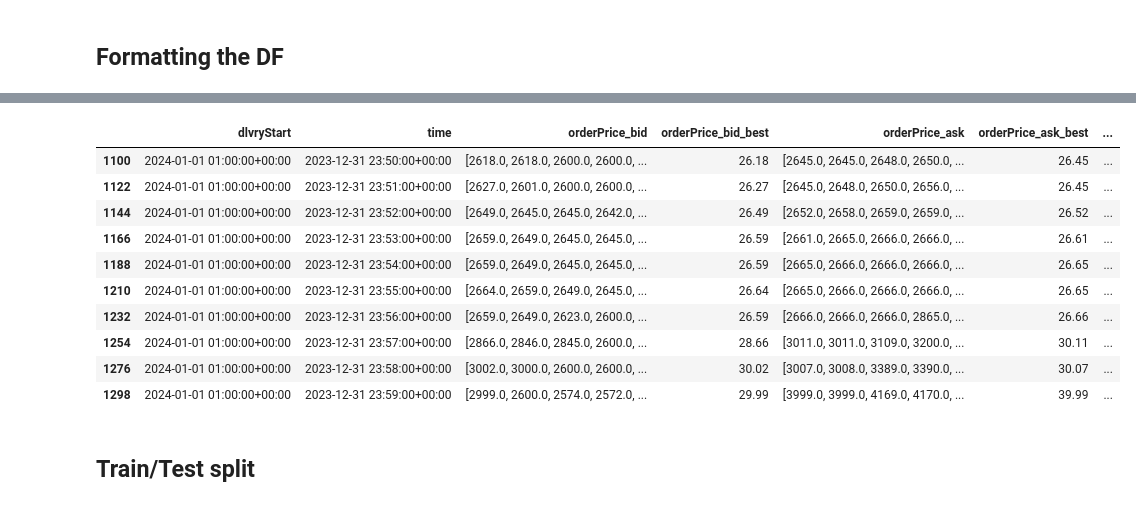
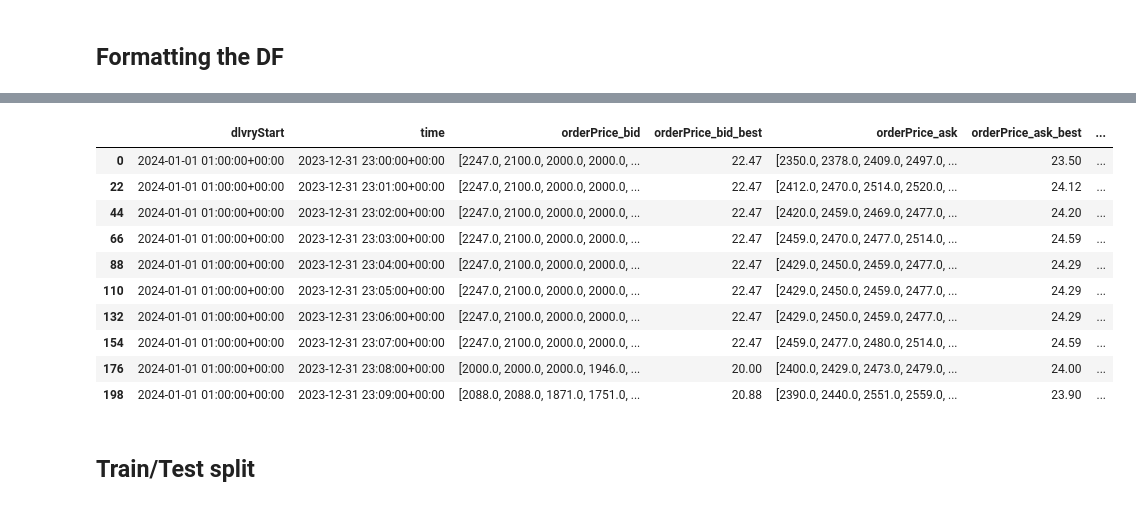
Before and after one commit to axelandreassen/Forecasting-ID-prices, a Jupyter notebook: DataPrep.ipynb, the cells around one changed output, grey strips where cells are left out. Cells and saved outputs as stored; diff of their text form; code cells hidden in the pictures.

```diff
--- a/DataPrep.ipynb
+++ b/DataPrep.ipynb
@@ -345,6 +345,11 @@ def findBestFarPrice(df):
         df.loc[group.index, 'best_far_ask'] = best_far_ask
 
     return df
+
+# Create a column that shows time until delivery in minutes. Might capture something
+def createTimeUntilDeliveryCol(df):
+    df['minutesFromDelivery'] = (df['dlvryStart'] - df['time']).dt.total_seconds() / 60 # Both are datetime objects
+    return df
 # %%
 #df = setIndex(df) # Maybe not needed
 #df = dropColumns(df) # Maybe better to just exclude in the FEATURES
@@ -356,6 +370,7 @@ def findBestFarPrice(df):
 #df = fixPriceVolumeMagnitude(df) # Divde prices by 100 and quantities by 1000 to get euro/MWh and MWh
 #df = changeName(df) # Changes the name of columns for better readibility
 #df = findBestFarPrice(df) # Finds the best price from market opening until six hours before delivery
-#df = findFutureBestOffers(df)
+#df = findFutureBestOffers(df) # Finds the best best price that appears later in the orderbook for the same delivery hour
 #df.to_parquet('Data/formatted_orderbook.parquet')
 #df = pd.read_parquet('Data/formatted_orderbook.parquet')
+df = createTimeUntilDeliveryCol(df)
@@ -362,17 +405,17 @@ def findBestFarPrice(df):
 # %%
-df[df['dlvryStart'] == '2024-01-01 01:00:00+00:00'][['dlvryStart', 'time', 'orderPrice_bid', 'orderPrice_bid_best', 'orderPrice_ask', 'orderPrice_ask_best', 'best_far_bid', 'best_far_ask', 'future_best_bid', 'future_best_ask', 'better_bid_later', 'better_ask_later']].iloc[50:70]
+df[df['dlvryStart'] == '2024-01-01 01:00:00+00:00'][['dlvryStart', 'time', 'orderPrice_bid', 'orderPrice_bid_best', 'orderPrice_ask', 'orderPrice_ask_best', 'best_far_bid', 'best_far_ask', 'future_best_bid', 'future_best_ask', 'better_bid_later', 'better_ask_later']].iloc[0:10]
 # %% [output]
 |  | dlvryStart | time | orderPrice_bid | orderPrice_bid_best | orderPrice_ask | orderPrice_ask_best | ... |
-| 1100 | 2024-01-01 01:00:00+00:00 | 2023-12-31 23:50:00+00:00 | [2618.0, 2618.0, 2600.0, 2600.0, ... | 26.18 | [2645.0, 2645.0, 2648.0, 2650.0, ... | 26.45 | ... |
-| 1122 | 2024-01-01 01:00:00+00:00 | 2023-12-31 23:51:00+00:00 | [2627.0, 2601.0, 2600.0, 2600.0, ... | 26.27 | [2645.0, 2648.0, 2650.0, 2656.0, ... | 26.45 | ... |
-| 1144 | 2024-01-01 01:00:00+00:00 | 2023-12-31 23:52:00+00:00 | [2649.0, 2645.0, 2645.0, 2642.0, ... | 26.49 | [2652.0, 2658.0, 2659.0, 2659.0, ... | 26.52 | ... |
-| 1166 | 2024-01-01 01:00:00+00:00 | 2023-12-31 23:53:00+00:00 | [2659.0, 2649.0, 2645.0, 2645.0, ... | 26.59 | [2661.0, 2665.0, 2666.0, 2666.0, ... | 26.61 | ... |
-| 1188 | 2024-01-01 01:00:00+00:00 | 2023-12-31 23:54:00+00:00 | [2659.0, 2649.0, 2645.0, 2645.0, ... | 26.59 | [2665.0, 2666.0, 2666.0, 2666.0, ... | 26.65 | ... |
-| 1210 | 2024-01-01 01:00:00+00:00 | 2023-12-31 23:55:00+00:00 | [2664.0, 2659.0, 2649.0, 2645.0, ... | 26.64 | [2665.0, 2666.0, 2666.0, 2666.0, ... | 26.65 | ... |
-| 1232 | 2024-01-01 01:00:00+00:00 | 2023-12-31 23:56:00+00:00 | [2659.0, 2649.0, 2623.0, 2600.0, ... | 26.59 | [2666.0, 2666.0, 2666.0, 2865.0, ... | 26.66 | ... |
-| 1254 | 2024-01-01 01:00:00+00:00 | 2023-12-31 23:57:00+00:00 | [2866.0, 2846.0, 2845.0, 2600.0, ... | 28.66 | [3011.0, 3011.0, 3109.0, 3200.0, ... | 30.11 | ... |
-| 1276 | 2024-01-01 01:00:00+00:00 | 2023-12-31 23:58:00+00:00 | [3002.0, 3000.0, 2600.0, 2600.0, ... | 30.02 | [3007.0, 3008.0, 3389.0, 3390.0, ... | 30.07 | ... |
-| 1298 | 2024-01-01 01:00:00+00:00 | 2023-12-31 23:59:00+00:00 | [2999.0, 2600.0, 2574.0, 2572.0, ... | 29.99 | [3999.0, 3999.0, 4169.0, 4170.0, ... | 39.99 | ... |
+| 0 | 2024-01-01 01:00:00+00:00 | 2023-12-31 23:00:00+00:00 | [2247.0, 2100.0, 2000.0, 2000.0, ... | 22.47 | [2350.0, 2378.0, 2409.0, 2497.0, ... | 23.50 | ... |
+| 22 | 2024-01-01 01:00:00+00:00 | 2023-12-31 23:01:00+00:00 | [2247.0, 2100.0, 2000.0, 2000.0, ... | 22.47 | [2412.0, 2470.0, 2514.0, 2520.0, ... | 24.12 | ... |
+| 44 | 2024-01-01 01:00:00+00:00 | 2023-12-31 23:02:00+00:00 | [2247.0, 2100.0, 2000.0, 2000.0, ... | 22.47 | [2420.0, 2459.0, 2469.0, 2477.0, ... | 24.20 | ... |
+| 66 | 2024-01-01 01:00:00+00:00 | 2023-12-31 23:03:00+00:00 | [2247.0, 2100.0, 2000.0, 2000.0, ... | 22.47 | [2459.0, 2470.0, 2477.0, 2514.0, ... | 24.59 | ... |
+| 88 | 2024-01-01 01:00:00+00:00 | 2023-12-31 23:04:00+00:00 | [2247.0, 2100.0, 2000.0, 2000.0, ... | 22.47 | [2429.0, 2450.0, 2459.0, 2477.0, ... | 24.29 | ... |
+| 110 | 2024-01-01 01:00:00+00:00 | 2023-12-31 23:05:00+00:00 | [2247.0, 2100.0, 2000.0, 2000.0, ... | 22.47 | [2429.0, 2450.0, 2459.0, 2477.0, ... | 24.29 | ... |
+| 132 | 2024-01-01 01:00:00+00:00 | 2023-12-31 23:06:00+00:00 | [2247.0, 2100.0, 2000.0, 2000.0, ... | 22.47 | [2429.0, 2450.0, 2459.0, 2477.0, ... | 24.29 | ... |
+| 154 | 2024-01-01 01:00:00+00:00 | 2023-12-31 23:07:00+00:00 | [2247.0, 2100.0, 2000.0, 2000.0, ... | 22.47 | [2459.0, 2477.0, 2480.0, 2514.0, ... | 24.59 | ... |
+| 176 | 2024-01-01 01:00:00+00:00 | 2023-12-31 23:08:00+00:00 | [2000.0, 2000.0, 2000.0, 1946.0, ... | 20.00 | [2400.0, 2429.0, 2473.0, 2479.0, ... | 24.00 | ... |
+| 198 | 2024-01-01 01:00:00+00:00 | 2023-12-31 23:09:00+00:00 | [2088.0, 2088.0, 1871.0, 1751.0, ... | 20.88 | [2390.0, 2440.0, 2551.0, 2559.0, ... | 23.90 | ... |
 # %% [markdown]
 ## Train/Test split
 # %%
```
Also changed, not shown: parts of 11 cells of this notebook.
